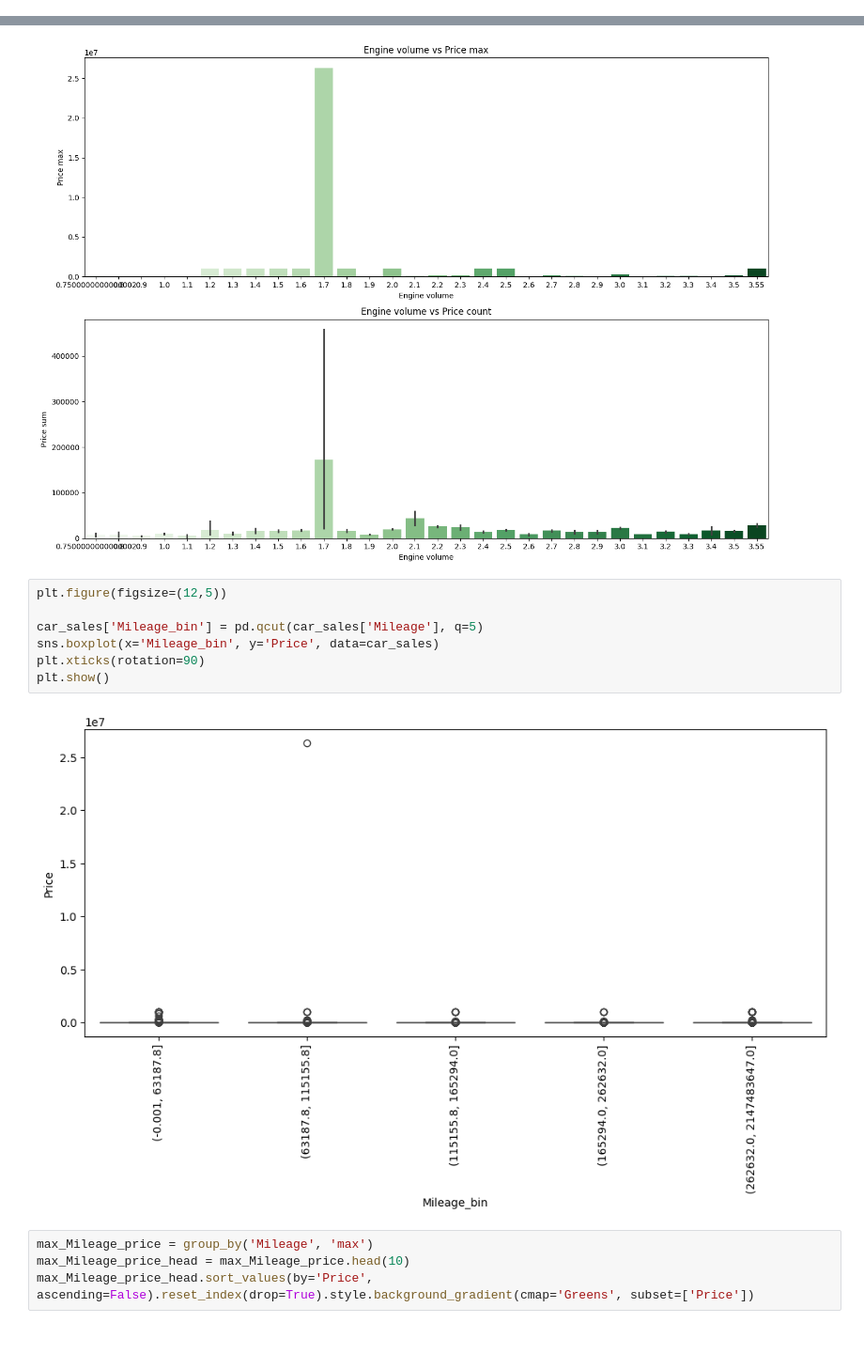
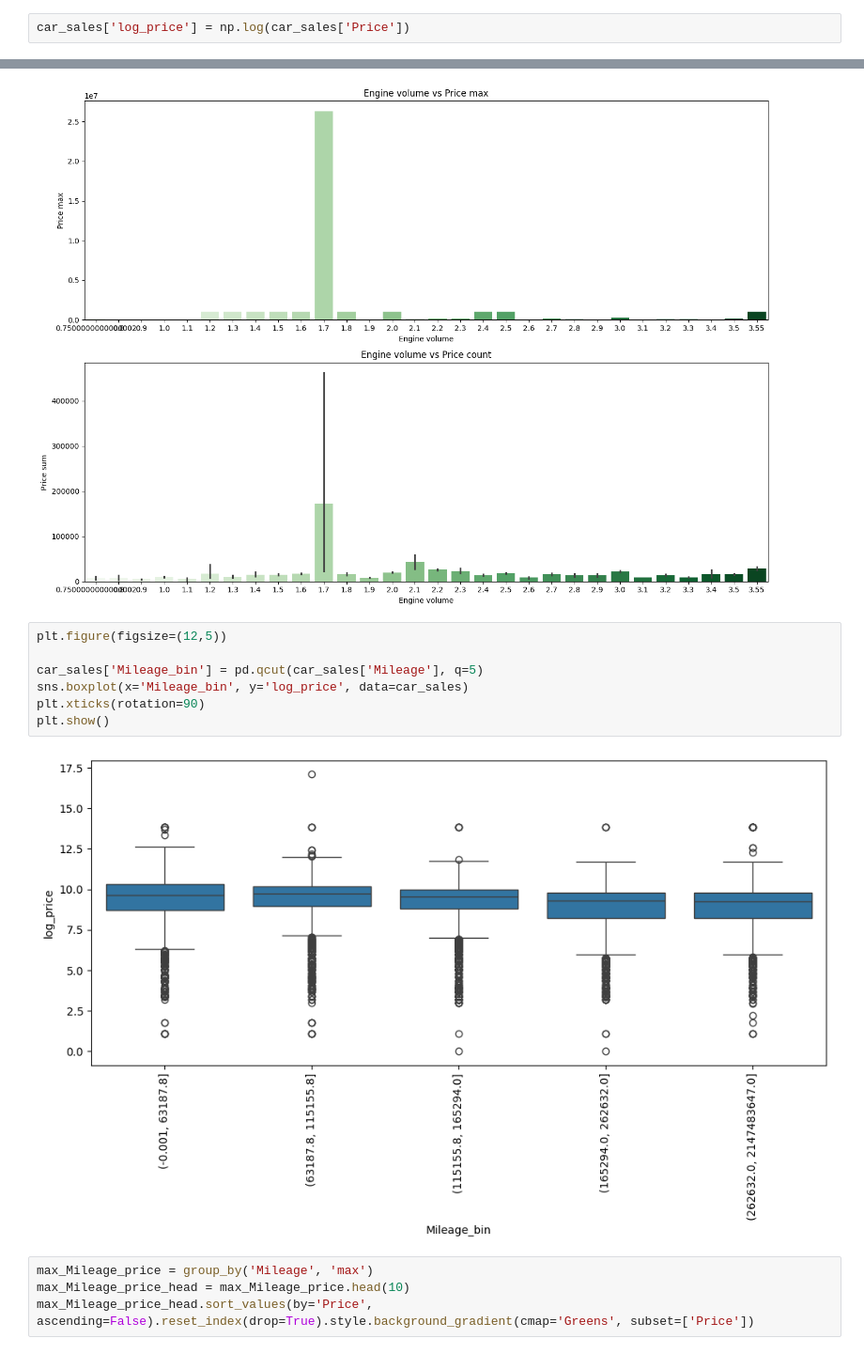
Before and after one commit to ahmeddiab1234/End-to-End-Car-Price-prediction, a Jupyter notebook: EDA.ipynb, the cells around one changed output, grey strips where cells are left out. Shown at 94% size. Drawn from its saved outputs; the diff is of its cells as text.

```diff
--- a/EDA.ipynb
+++ b/EDA.ipynb
@@ -425,3 +427,5 @@ print(car_sales['Price'].min())
+# %%
+car_sales['log_price'] = np.log(car_sales['Price'])
 # %% [markdown]
 figure distribution for the price feature
 show boxplot to show the outlier
@@ -830,12 +834,12 @@ Passing `palette` without assigning `hue` is deprecated and will be removed in v
 # %%
 plt.figure(figsize=(12,5))
 
 car_sales['Mileage_bin'] = pd.qcut(car_sales['Mileage'], q=5)
-sns.boxplot(x='Mileage_bin', y='Price', data=car_sales)
+sns.boxplot(x='Mileage_bin', y='log_price', data=car_sales)
 plt.xticks(rotation=90)
 plt.show()
 # %% [output]
-[figure, old version]
+[figure, new version]
 # %%
 max_Mileage_price = group_by('Mileage', 'max')
 max_Mileage_price_head = max_Mileage_price.head(10)
```
Also changed, not shown: parts of 32 cells of this notebook.
